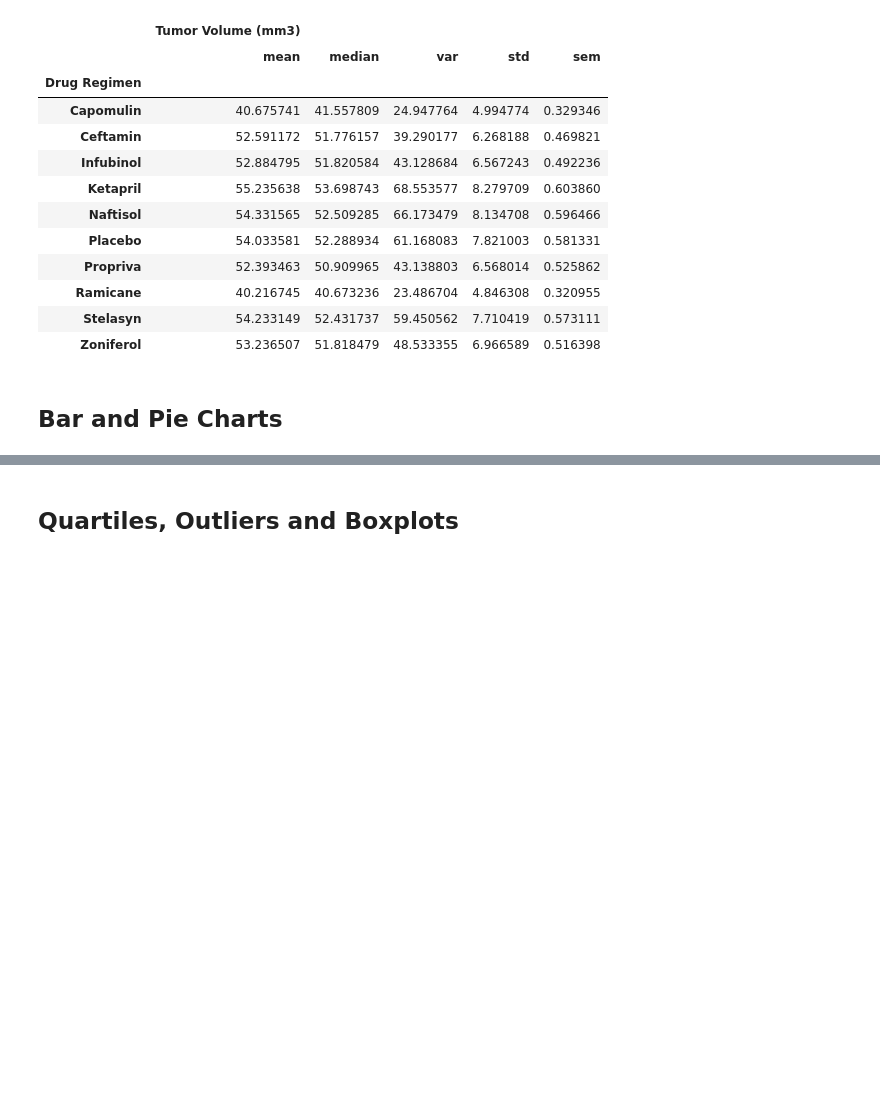
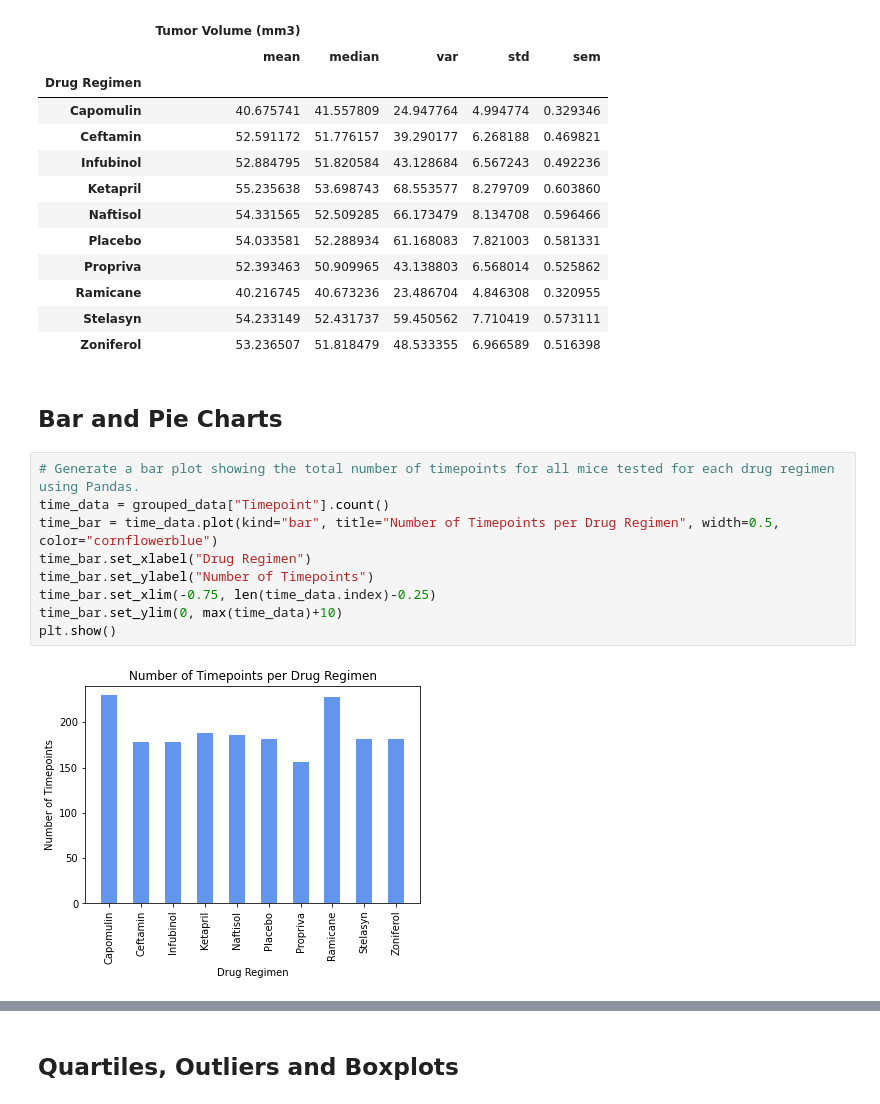
Before and after one commit to josephmarch/Pymaceuticals, a Jupyter notebook: pymaceuticals_starter.ipynb, the cells around one changed output, grey strips where cells are left out. Cells and saved outputs as stored; diff of their text form; blank space fills up the shorter version.

```diff
--- a/pymaceuticals_starter.ipynb
+++ b/pymaceuticals_starter.ipynb
@@ -124,4 +124,15 @@ grouped_data2
 | Zoniferol | 53.236507 | 51.818479 | 48.533355 | 6.966589 | 0.516398 |
 # %% [markdown]
 ## Bar and Pie Charts
+# %%
+# Generate a bar plot showing the total number of timepoints for all mice tested for each drug regimen using Pandas.
+time_data = grouped_data["Timepoint"].count()
+time_bar = time_data.plot(kind="bar", title="Number of Timepoints per Drug Regimen", width=0.5, color="cornflowerblue")
+time_bar.set_xlabel("Drug Regimen")
+time_bar.set_ylabel("Number of Timepoints")
+time_bar.set_xlim(-0.75, len(time_data.index)-0.25)
+time_bar.set_ylim(0, max(time_data)+10)
+plt.show()
+# %% [output]
+[figure, added]
 # %%
```
Also changed, not shown: parts of 5 cells of this notebook.
